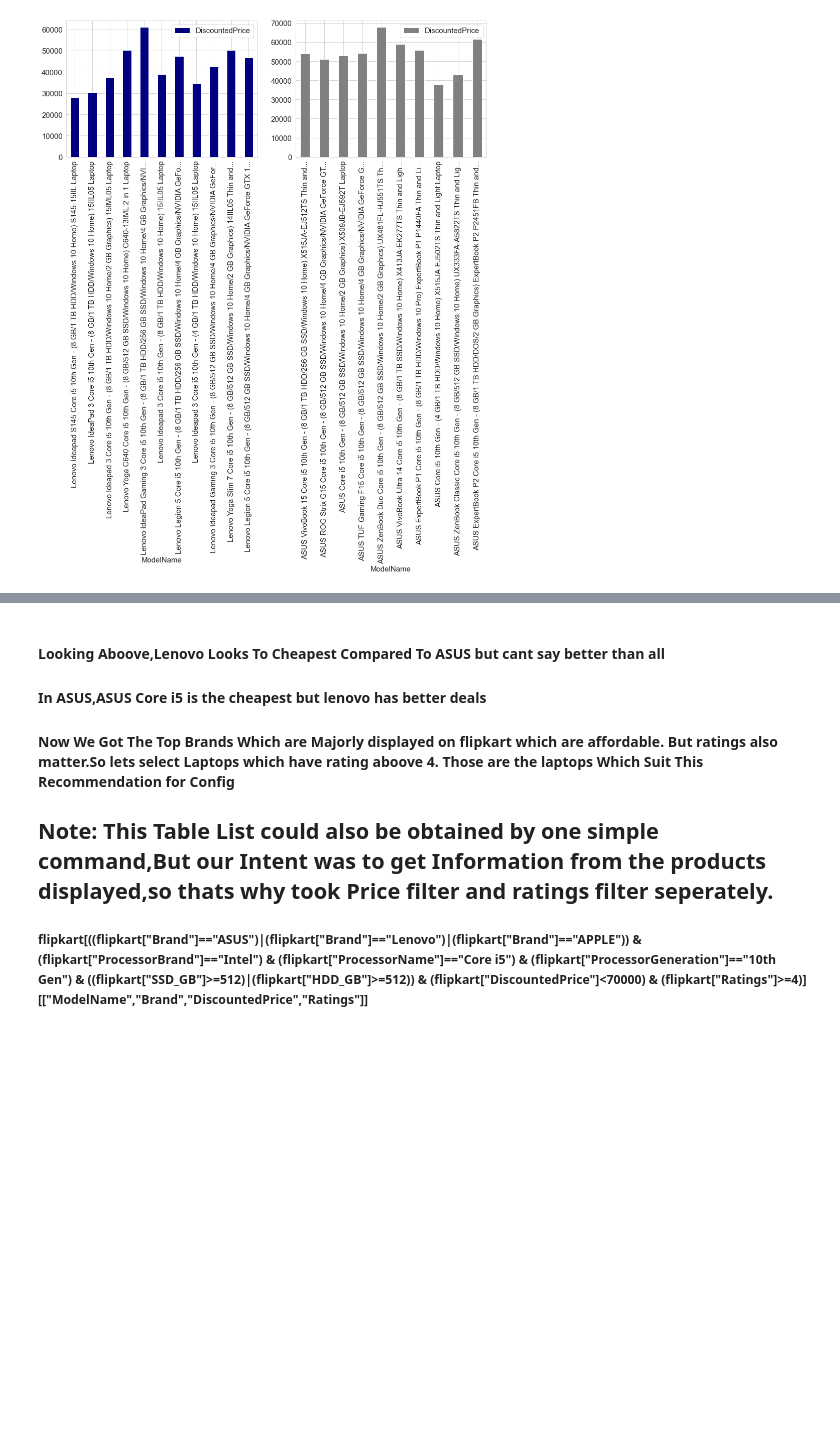
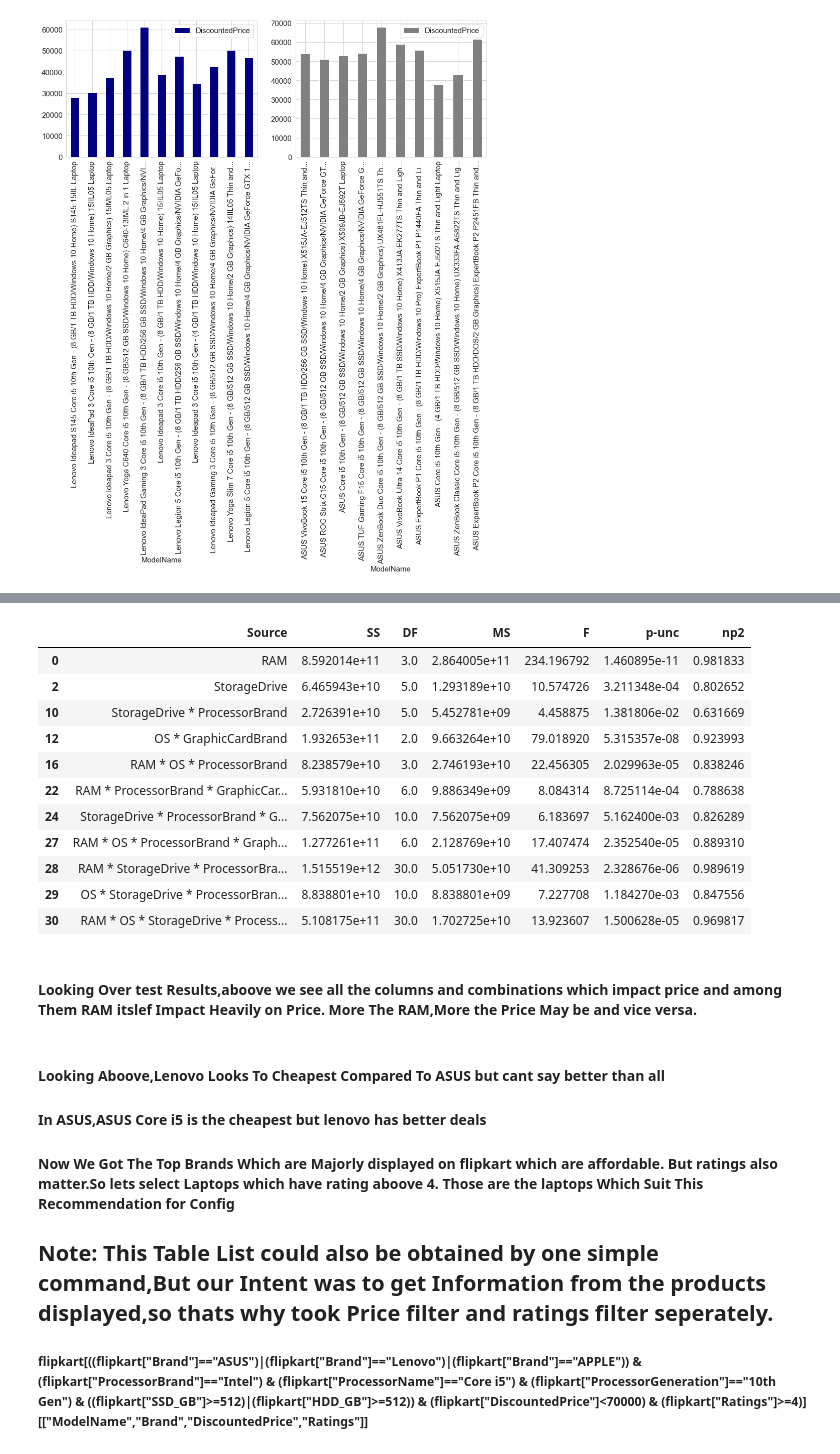
Before and after one commit to angad08/Flipkart-Webscraping-and-Exploratory-Data-Analysis, a Jupyter notebook: Flipkart_EDA_Part_2.ipynb, the cells around one changed output, grey strips where cells are left out. Saved outputs shown, nothing was run; the diff lists cells and outputs as text; code cells hidden in the pictures; blank space fills up the shorter version.

```diff
--- a/Flipkart_EDA_Part_2.ipynb
+++ b/Flipkart_EDA_Part_2.ipynb
@@ -516,3 +541,23 @@ UB_i5_10th[UB_i5_10th["Brand"]=="ASUS"].plot(kind="bar",x="ModelName",y="Discoun
+# %%
+np.random.seed(0)
+flipkartPriceSample=flipkart.sample(30)
+aov_price = pg.anova(dv='Price', between=["RAM","OS","StorageDrive","ProcessorBrand","GraphicCardBrand"], data=flipkartRatingSample,detailed=True)
+aov_price[aov_price["p-unc"]<0.05]
+# %% [output]
+|  | Source | SS | DF | MS | F | p-unc | np2 |
+| 0 | RAM | 8.592014e+11 | 3.0 | 2.864005e+11 | 234.196792 | 1.460895e-11 | 0.981833 |
+| 2 | StorageDrive | 6.465943e+10 | 5.0 | 1.293189e+10 | 10.574726 | 3.211348e-04 | 0.802652 |
+| 10 | StorageDrive * ProcessorBrand | 2.726391e+10 | 5.0 | 5.452781e+09 | 4.458875 | 1.381806e-02 | 0.631669 |
+| 12 | OS * GraphicCardBrand | 1.932653e+11 | 2.0 | 9.663264e+10 | 79.018920 | 5.315357e-08 | 0.923993 |
+| 16 | RAM * OS * ProcessorBrand | 8.238579e+10 | 3.0 | 2.746193e+10 | 22.456305 | 2.029963e-05 | 0.838246 |
+| 22 | RAM * ProcessorBrand * GraphicCar... | 5.931810e+10 | 6.0 | 9.886349e+09 | 8.084314 | 8.725114e-04 | 0.788638 |
+| 24 | StorageDrive * ProcessorBrand * G... | 7.562075e+10 | 10.0 | 7.562075e+09 | 6.183697 | 5.162400e-03 | 0.826289 |
+| 27 | RAM * OS * ProcessorBrand * Graph... | 1.277261e+11 | 6.0 | 2.128769e+10 | 17.407474 | 2.352540e-05 | 0.889310 |
+| 28 | RAM * StorageDrive * ProcessorBra... | 1.515519e+12 | 30.0 | 5.051730e+10 | 41.309253 | 2.328676e-06 | 0.989619 |
+| 29 | OS * StorageDrive * ProcessorBran... | 8.838801e+10 | 10.0 | 8.838801e+09 | 7.227708 | 1.184270e-03 | 0.847556 |
+| 30 | RAM * OS * StorageDrive * Process... | 5.108175e+11 | 30.0 | 1.702725e+10 | 13.923607 | 1.500628e-05 | 0.969817 |
+# %% [markdown]
+#### Looking Over test Results,aboove we see all the columns and combinations which impact price and among Them RAM itslef Impact Heavily on Price. More The RAM,More the Price May be and vice versa.
 # %% [markdown]
 #### Looking Aboove,Lenovo Looks To Cheapest Compared To ASUS but cant say better than all
 
```
Also changed, not shown: parts of 16 cells of this notebook.
